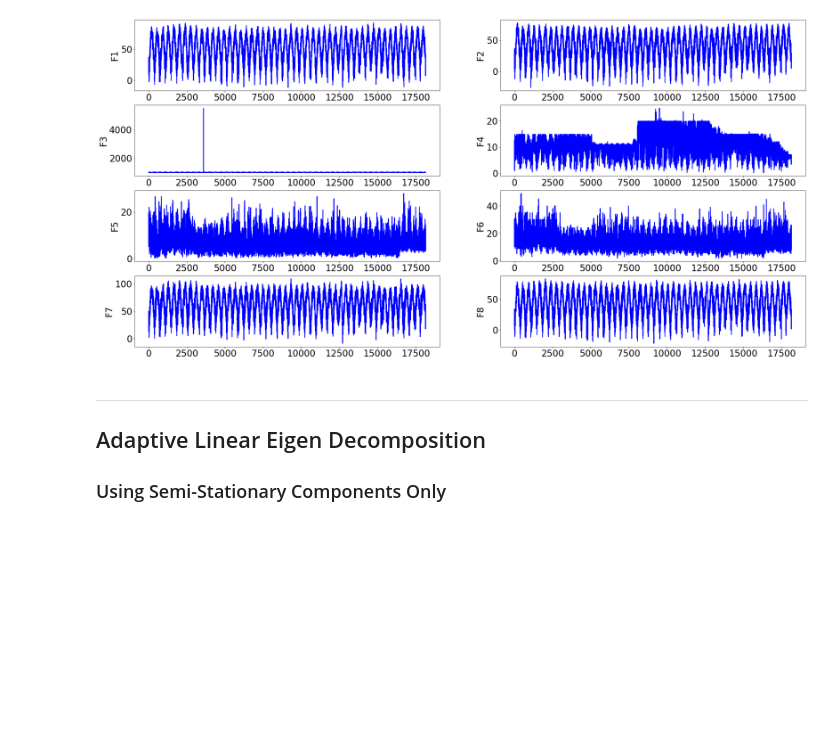
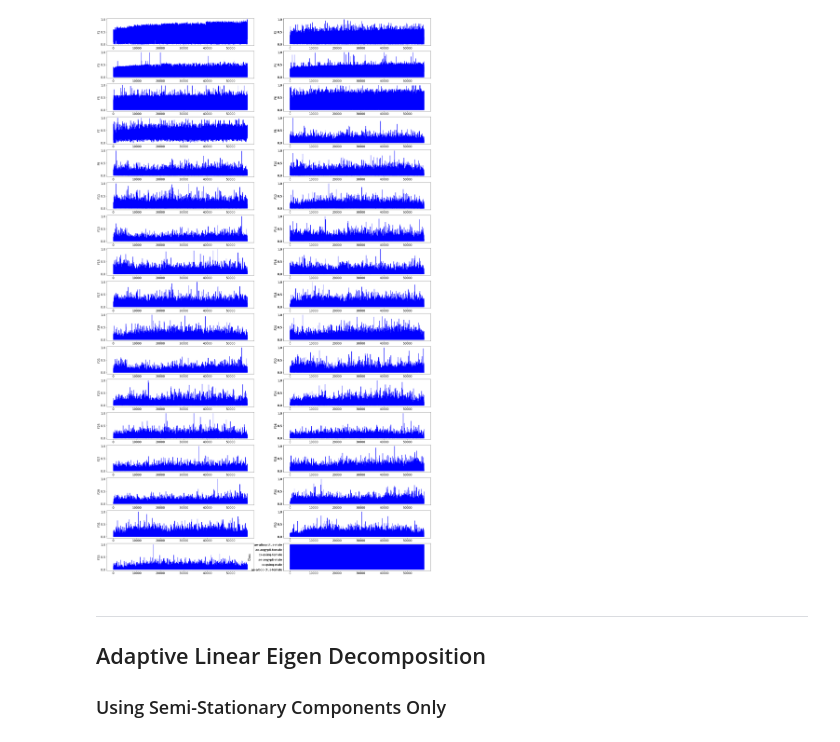
Before and after one commit to cchatterj0/AdaptiveMLAlgorithms, a Jupyter notebook: Chapter8-Expts/drift1_nonstat.ipynb, the cells around one changed output. Cells and saved outputs as stored; diff of their text form; code cells hidden in the pictures; blank space fills up the shorter version.

```diff
--- a/Chapter8-Expts/drift1_nonstat.ipynb
+++ b/Chapter8-Expts/drift1_nonstat.ipynb
@@ -28,6 +26,6 @@ import tensorflow as tf
 # %%
 #get data here: https://sites.google.com/view/uspdsrepository
-dataset   = pd.read_csv("gs://chanchal_book_bucket1/NOAA.csv")
+dataset   = pd.read_csv("gs://chanchal_book_bucket1/INSECTS-incremental_balanced_norm.csv")
 dataset = dataset.dropna()
 print(dataset.shape)
 print(dataset.head())
@@ -42,14 +50,14 @@ print(dataset.head())
 # %%
-plt.figure(figsize=(32, 16))
-plt.rcParams.update({'font.size': 24})
+plt.figure(figsize=(32, 56))
+plt.rcParams.update({'font.size': 16})
 cols = dataset.columns
-for i in range(2*(dataset.shape[1]//2)):
-    plt.subplot(4, 2, i+1)
+for i in range(dataset.shape[1]):
+    plt.subplot(17, 2, i+1)
     plt.ylabel(cols[i])
     plt.plot(dataset[cols[i]], lw=2, color='b')
 plt.show()
 # %% [output]
-[figure, old version]
+[figure, new version]
 # %% [markdown]
 ------------------------------------------
 ## Adaptive Linear Eigen Decomposition
```
Also changed, not shown: parts of 25 cells of this notebook, 3 other files.
